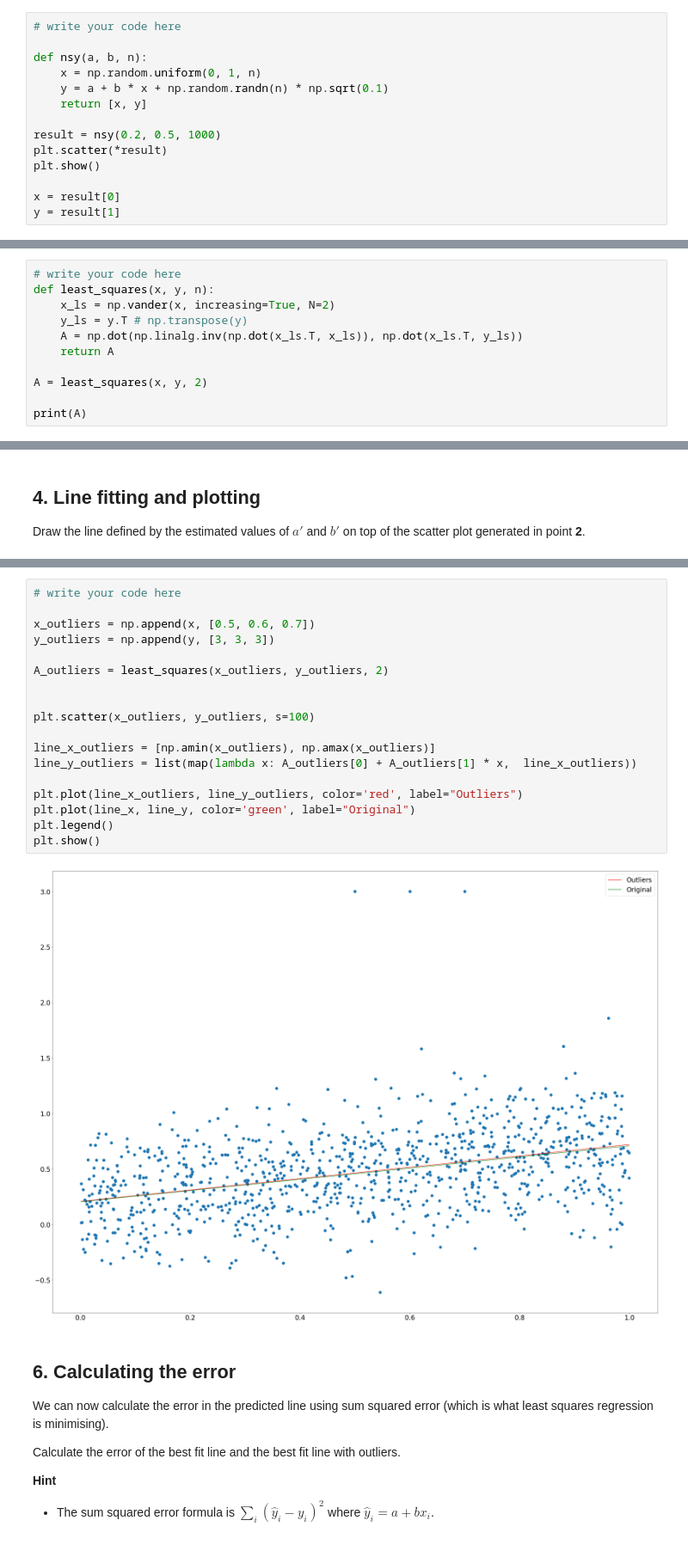
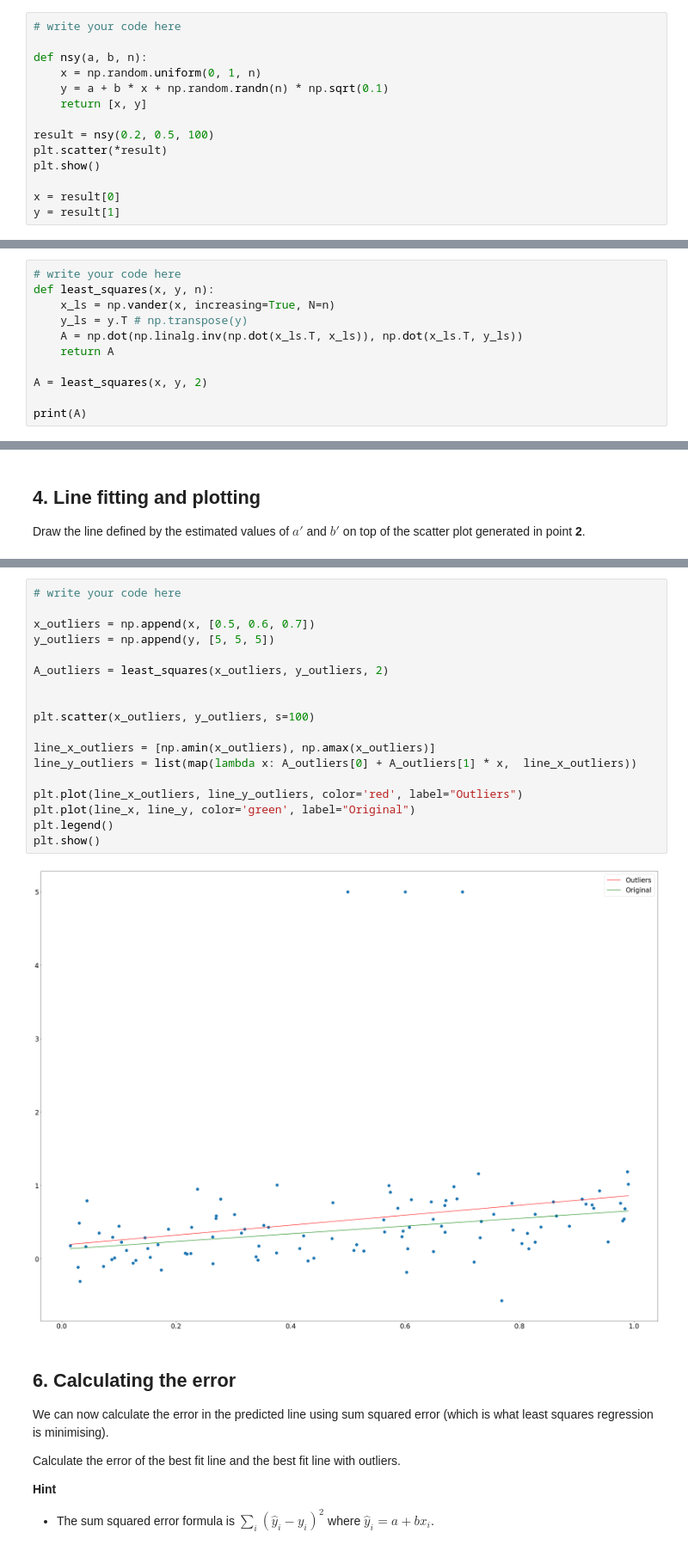
Before and after one commit to RileyEv/lab_sheets_public, a Jupyter notebook: lab_3/labsheet3.ipynb, the cells around one changed output, grey strips where cells are left out. Shown: that part at 86% size. Drawn from its saved outputs; the diff is of its cells as text.

```diff
--- a/lab_3/labsheet3.ipynb
+++ b/lab_3/labsheet3.ipynb
@@ -67,7 +67,7 @@ def nsy(a, b, n):
     y = a + b * x + np.random.randn(n) * np.sqrt(0.1)
     return [x, y]
 
-result = nsy(0.2, 0.5, 1000)
+result = nsy(0.2, 0.5, 100)
 plt.scatter(*result)
 plt.show()
 
@@ -87,7 +87,7 @@ Using the sequences ${y_i}$ and ${x_i}$ from **2**, implement the matrix form of
 # %%
 # write your code here
 def least_squares(x, y, n):
-    x_ls = np.vander(x, increasing=True, N=2)
+    x_ls = np.vander(x, increasing=True, N=n)
     y_ls = y.T # np.transpose(y)
     A = np.dot(np.linalg.inv(np.dot(x_ls.T, x_ls)), np.dot(x_ls.T, y_ls))
     return A
@@ -141,23 +141,23 @@ Plot the best fit line before and after the outlier data, in a way similar to th
 # %%
 # write your code here
 
 x_outliers = np.append(x, [0.5, 0.6, 0.7])
-y_outliers = np.append(y, [3, 3, 3])
+y_outliers = np.append(y, [5, 5, 5])
 
 A_outliers = least_squares(x_outliers, y_outliers, 2)
 
 
 plt.scatter(x_outliers, y_outliers, s=100)
 
 line_x_outliers = [np.amin(x_outliers), np.amax(x_outliers)]
 line_y_outliers = list(map(lambda x: A_outliers[0] + A_outliers[1] * x,  line_x_outliers))
 
 plt.plot(line_x_outliers, line_y_outliers, color='red', label="Outliers")
 plt.plot(line_x, line_y, color='green', label="Original")
 plt.legend()
 plt.show()
 # %% [output]
-[figure, old version]
+[figure, new version]
 # %% [markdown]
 ## 6. Calculating the error
 
```
Also changed, not shown: parts of 6 cells of this notebook, 9 other files.
